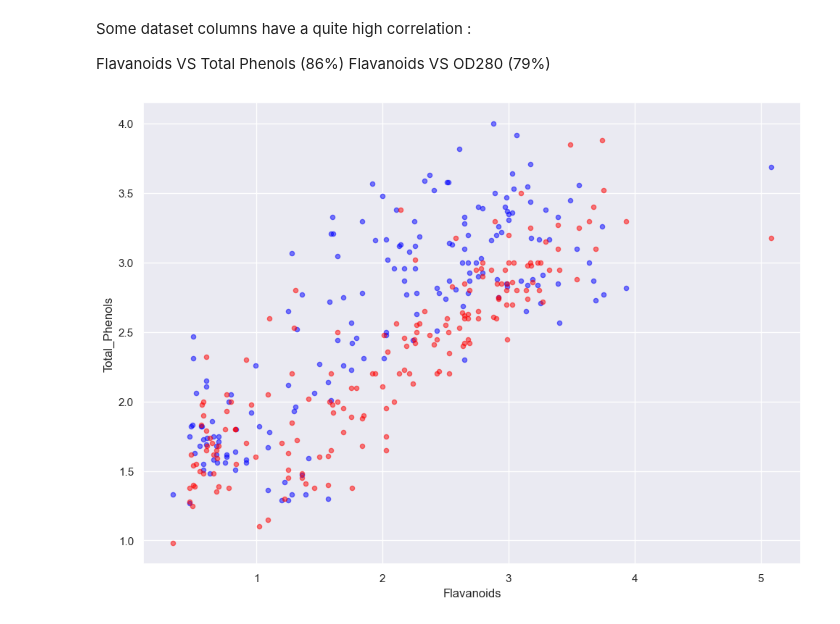
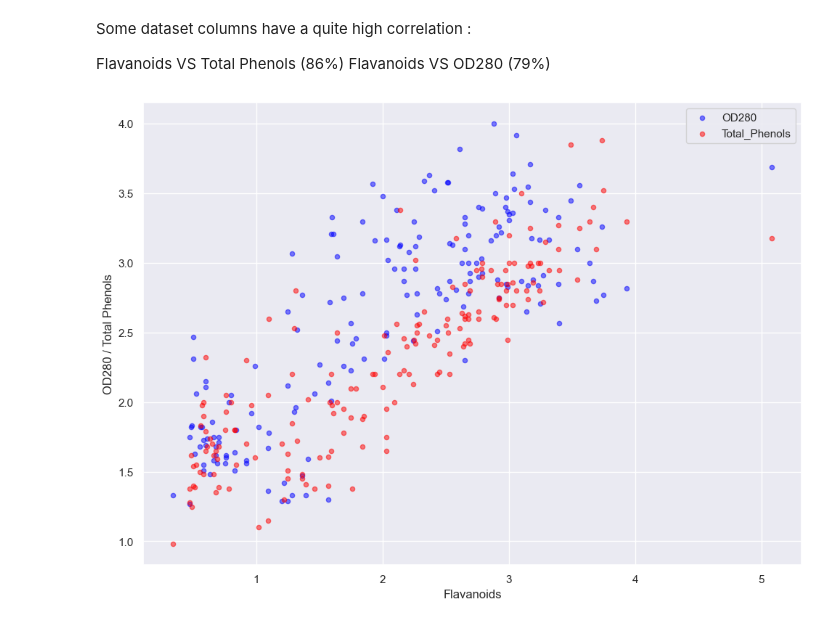
Before and after one commit to Kaboufl/MachineLearning, a Jupyter notebook: wineML.ipynb, the cells around one changed output. Cells and saved outputs as stored; diff of their text form; code cells hidden in the pictures.

Commit message:
add label to the scatter plot and some comments

```diff
--- a/wineML.ipynb
+++ b/wineML.ipynb
@@ -121,8 +121,15 @@ Some dataset columns have a quite high correlation :
 Flavanoids VS Total Phenols (86%)
 Flavanoids VS OD280 (79%)
 # %%
-fig = df.plot(kind='scatter', x='Flavanoids', y='OD280', color='blue', alpha=0.5) # Display the scatter plot
-df.plot(kind='scatter', x='Flavanoids', y='Total_Phenols', color='red', alpha=0.5, ax=fig) # Display the scatter plot
+fig = df.plot(kind='scatter', x='Flavanoids', y='OD280', color='blue',  alpha=0.5, label='OD280')
+# Display the scatter plot,
+# the x and y variable represents the two value that will be compared to
+# the color variable if used to select the color of the plot dots
+# the alpha variable is to change the opacity of the plot dots
+df.plot(kind='scatter', x='Flavanoids', y='Total_Phenols', color='red',  alpha=0.5, label='Total_Phenols', ax=fig)
+# here we can see the ax variable is used to choose on wich plot the scatter will be showing
+plt.xlabel('Flavanoids') # Set the x-axis label
+plt.ylabel('OD280 / Total Phenols') # Set the y-axis label
 plt.show()
 # %% [output]
-[figure, old version]
+[figure, new version]
```
